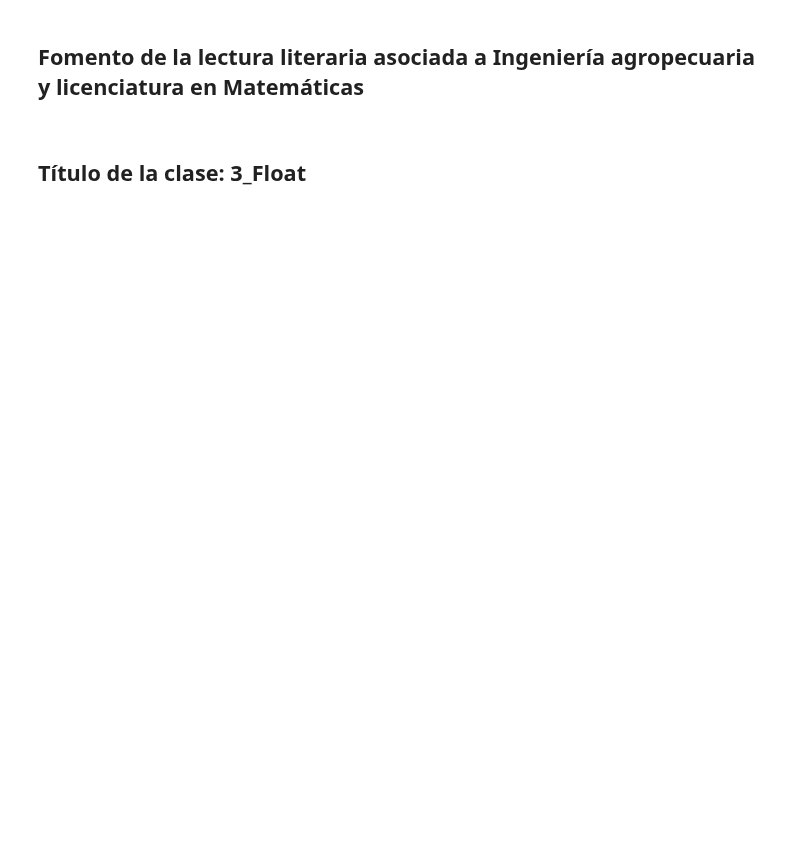
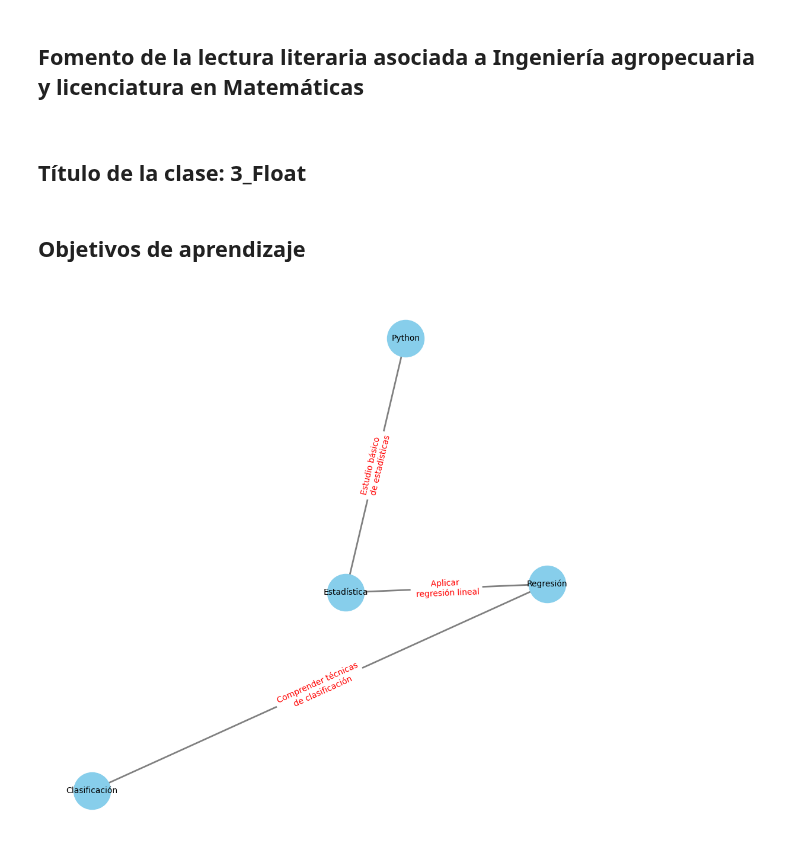
Before and after one commit to marco-canas/didactica_ciencia_datos, a Jupyter notebook: 1_curso_machine_learning/1_python/1_datos/3_float/1_float.ipynb, the cells around one changed output. Cells and saved outputs as stored; diff of their text form; code cells hidden in the pictures; blank space fills up the shorter version.

```diff
--- a/1_curso_machine_learning/1_python/1_datos/3_float/1_float.ipynb
+++ b/1_curso_machine_learning/1_python/1_datos/3_float/1_float.ipynb
@@ -42,3 +42,43 @@ Llamando a marco julio...
 []()
 # %% [markdown]
 ## Título de la clase: 3_Float
+# %% [markdown]
+## Objetivos de aprendizaje
+# %%
+# Mapa conceptual de la secuencia metodológica del curso de machine learning
+import networkx as nx
+import matplotlib.pyplot as plt
+
+# Crear un gráfico dirigido
+G = nx.DiGraph()
+
+plt.figure(figsize=(12, 12))
+
+# Agregar nodos
+nodos = ['Python', 'Estadística', 'Regresión', 'Clasificación']
+G.add_nodes_from(nodos)
+
+# Agregar bordes con etiquetas
+bordes = [('Python', 'Estadística'), ('Estadística', 'Regresión'), \
+          ('Regresión', 'Clasificación')]
+G.add_edges_from(bordes)
+
+# Dibujar el gráfico
+pos = nx.spring_layout(G, seed = 3)
+nx.draw_networkx_nodes(G, pos, node_size=2000, node_color='skyblue')
+nx.draw_networkx_labels(G, pos, font_size=10, font_family='sans-serif')
+nx.draw_networkx_edges(G, pos, width=2, arrows=True, edge_color='gray', arrowstyle='->')
+
+# Agregar etiquetas a los bordes
+etiquetas = {('Python', 'Estadística'): 'Estudio básico \n de estadísticas',
+            ('Estadística', 'Regresión'): 'Aplicar \n regresión lineal',
+            ('Regresión', 'Clasificación'): 'Comprender técnicas\n de clasificación',
+            }
+
+nx.draw_networkx_edge_labels(G, pos, edge_labels=etiquetas, font_color='red')
+
+# Mostrar el gráfico
+plt.axis('off')
+plt.show()
+# %% [output]
+[figure, added]
```
Also changed, not shown: parts of 1 cell of this notebook, 1 other file.
